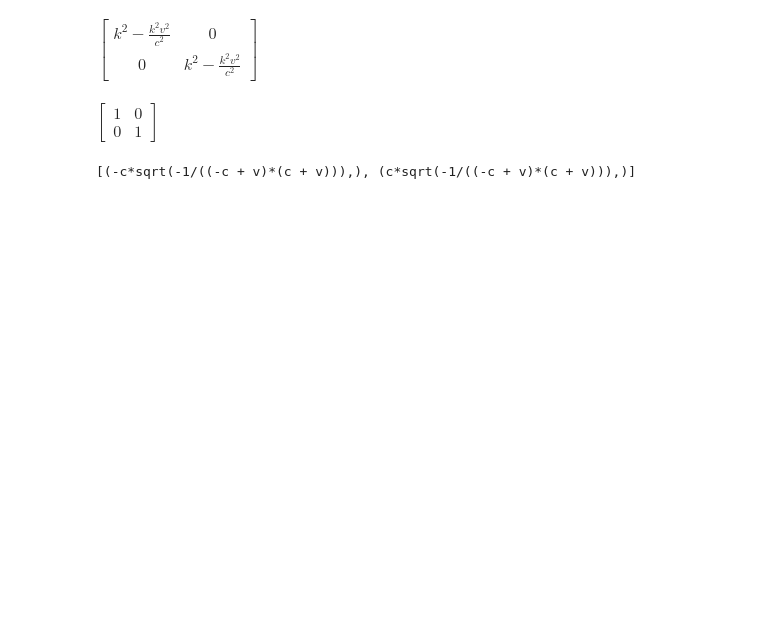
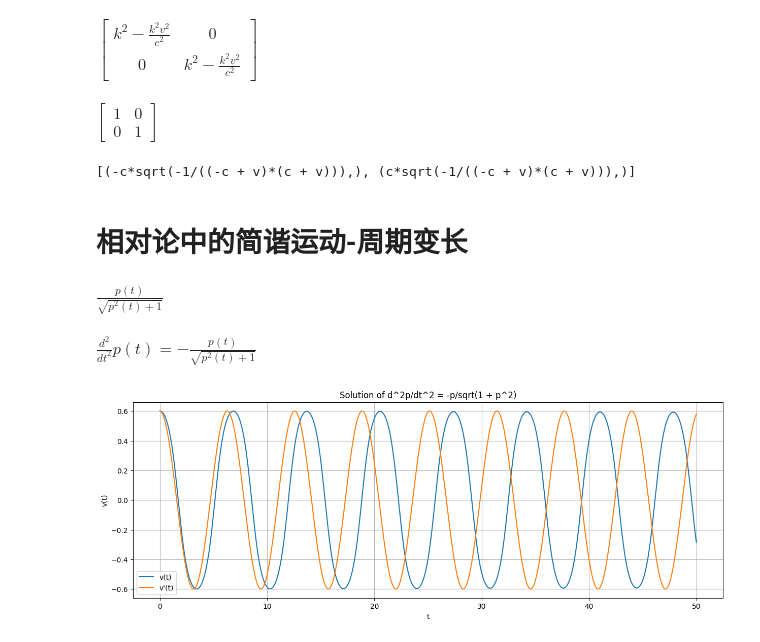
Before and after one commit to ColorlessBoy/hemingwei, a Jupyter notebook: _sources/notes/special_relativity.ipynb, the cells around one changed output. Saved outputs shown, nothing was run; the diff lists cells and outputs as text; code cells hidden in the pictures; blank space fills up the shorter version.

```diff
--- a/_sources/notes/special_relativity.ipynb
+++ b/_sources/notes/special_relativity.ipynb
@@ -31,3 +30,58 @@ ret
 $\displaystyle \left[\begin{matrix}k^{2} - \frac{k^{2} v^{2}}{c^{2}} & 0\\0 & k^{2} - \frac{k^{2} v^{2}}{c^{2}}\end{matrix}\right]$
 $\displaystyle \left[\begin{matrix}1 & 0\\0 & 1\end{matrix}\right]$
 [(-c*sqrt(-1/((-c + v)*(c + v))),), (c*sqrt(-1/((-c + v)*(c + v))),)]
+# %% [markdown]
+# 相对论中的简谐运动-周期变长
+# %%
+import sympy as sp
+# 相对论弹簧振子
+k, m0, c = sp.symbols("k m_0 c", constants=True)
+k, m0, c = 1, 1, 1
+t = sp.symbols("t")
+p = sp.Function("p")(t)
+v = p / sp.sqrt(m0**2 + p**2 / c**2)
+eq = sp.Eq(p.diff(t, 2), -k * v)
+display(v, eq)
+# %% [output]
+$\displaystyle \frac{p{\left(t \right)}}{\sqrt{p^{2}{\left(t \right)} + 1}}$
+$\displaystyle \frac{d^{2}}{d t^{2}} p{\left(t \right)} = - \frac{p{\left(t \right)}}{\sqrt{p^{2}{\left(t \right)} + 1}}$
+# %%
+import matplotlib.pyplot as plt
+import numpy as np
+from scipy.integrate import solve_ivp
+
+
+# 定义方程组
+def f(t, y):
+    p, dp = y
+    dpdt = dp
+    ddpdt = -p / np.sqrt(1 + p**2)
+    return [dpdt, ddpdt]
+
+
+# 初始条件
+p0 = 0.75
+dp0 = 0.0
+y0 = [p0, dp0]
+
+# 时间范围
+t_span = (0, 50)
+
+# 求解微分方程
+sol = solve_ivp(f, t_span, y0, t_eval=np.linspace(t_span[0], t_span[1], 1000))
+
+# 绘制结果
+t, p = sol.t, sol.y[0]
+v = p / np.sqrt(1 + p**2)
+v2 = 0.6 * np.cos(t)
+plt.figure(figsize=(15, 5))
+plt.plot(t, v, label="v(t)")
+plt.plot(t, v2, label="v'(t)")
+plt.xlabel("t")
+plt.ylabel("v(t)")
+plt.title("Solution of d^2p/dt^2 = -p/sqrt(1 + p^2)")
+plt.legend()
+plt.grid()
+plt.show()
+# %% [output]
+[figure, added]
```
Also changed, not shown: parts of 1 cell of this notebook, 4 other files.
